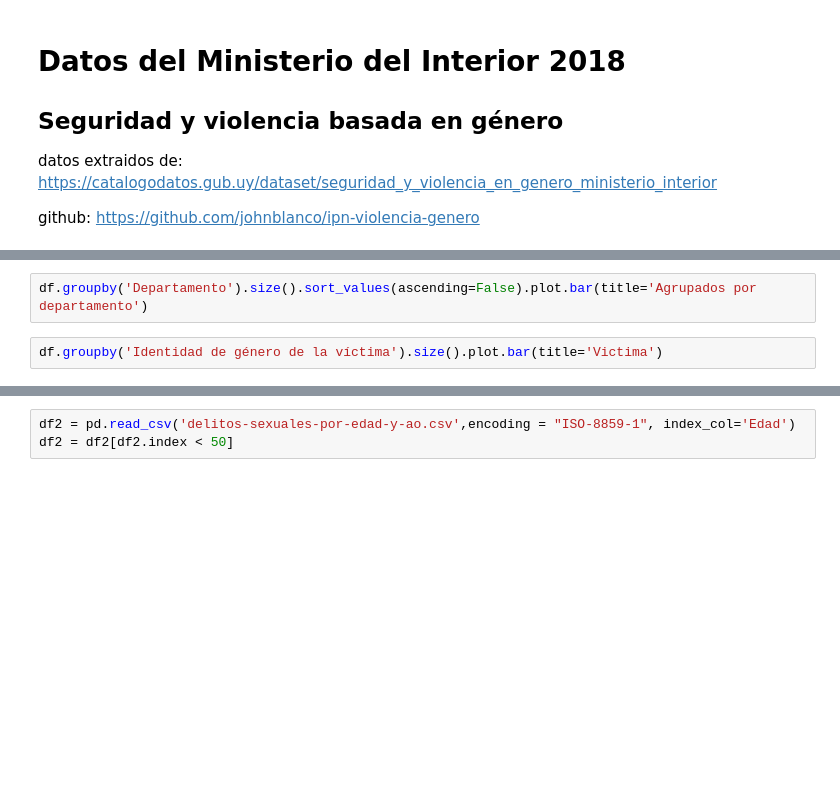
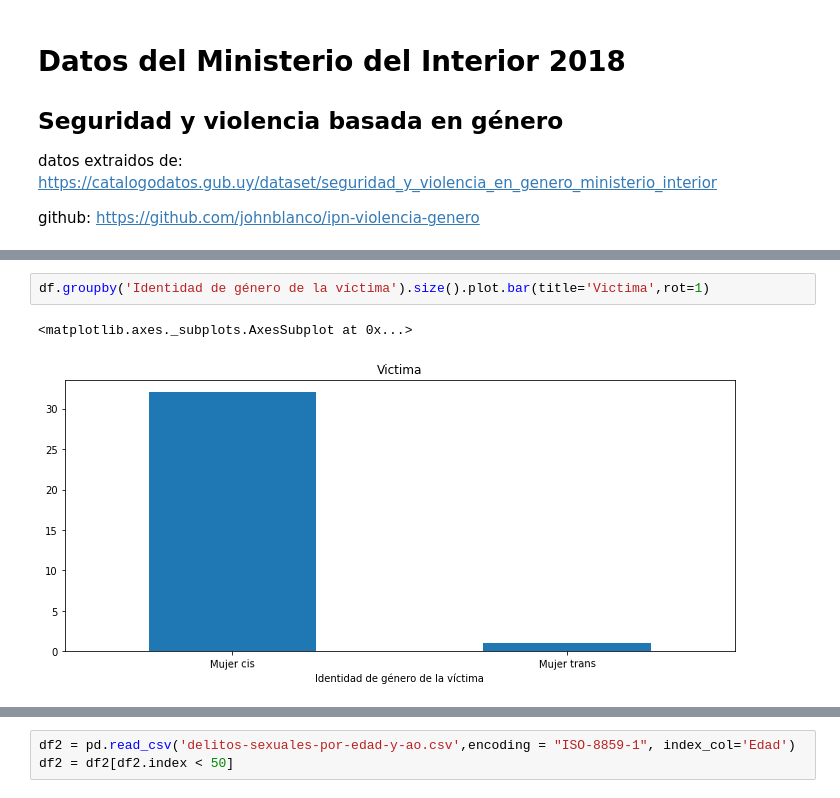
Before and after one commit to johnblanco/ipn-violencia-genero, a Jupyter notebook: Seguridad y violencia basada en género.ipynb, the cells around one changed output, grey strips where cells are left out. Cells and saved outputs as stored; diff of their text form; blank space fills up the shorter version.

```diff
--- a/Seguridad y violencia basada en género.ipynb
+++ b/Seguridad y violencia basada en género.ipynb
@@ -35,5 +30,6 @@ df.groupby('fecha').size().plot.bar(title='Cant. femicidios por fecha')
-# %%
-df.groupby('Departamento').size().sort_values(ascending=False).plot.bar(title='Agrupados por departamento')
 # %%
-df.groupby('Identidad de género de la víctima').size().plot.bar(title='Victima')
+df.groupby('Identidad de género de la víctima').size().plot.bar(title='Victima',rot=1)
+# %% [output]
+<matplotlib.axes._subplots.AxesSubplot at 0x...>
+[figure, added]
 # %%
```
Also changed, not shown: parts of 29 cells of this notebook, 2 other files.
